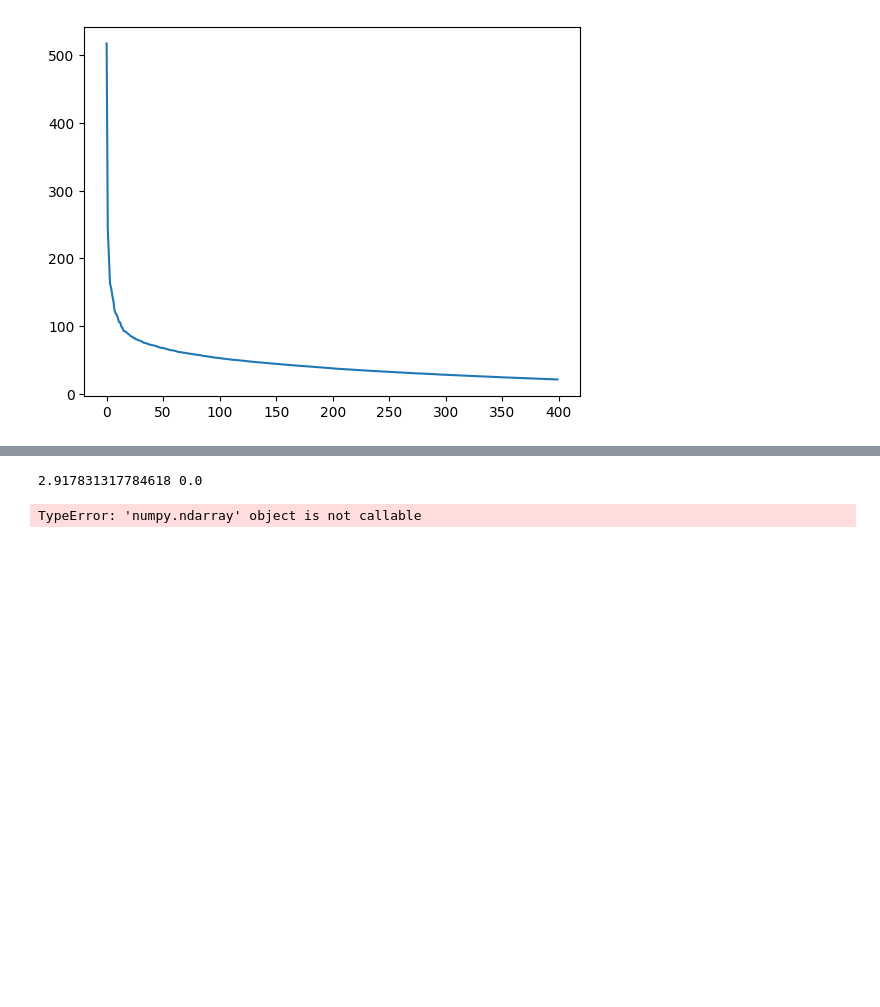
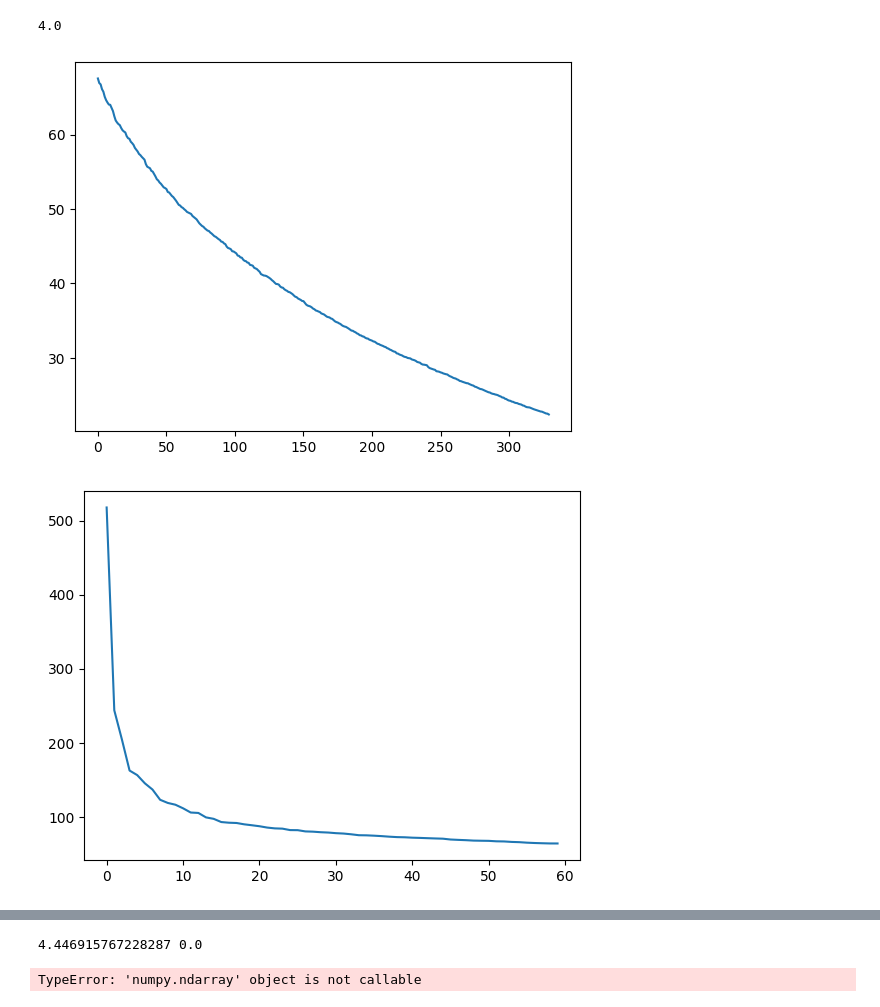
Before and after one commit to GustavoAntony/Flixnet, a Jupyter notebook: demo.ipynb, the cells around one changed output, grey strips where cells are left out. Cells and saved outputs as stored; diff of their text form; code cells hidden in the pictures; blank space fills up the shorter version.

```diff
--- a/demo.ipynb
+++ b/demo.ipynb
@@ -18,9 +18,13 @@ def comprimir (u, s, vt, K):
 df = pd.read_csv("ratings_small.csv")
 # Cria a matriz
 matriz = df.pivot_table(index='userId', columns='movieId', values='rating')
-matriz = matriz.fillna(0)
 
-A = matriz.values
+
+
+
+print(matriz.loc[119, 1304])
+# %% [output]
+4.0
 # %%
 # # Importe a biblioteca pandas
 
@@ -35,8 +39,15 @@ A = matriz.values
 # Exibe a matriz
 up, pp, pf = svd(A)
 # %%
+plt.figure()
+plt.plot(pp[50:380])
+plt.show()
+plt.figure()
+plt.plot(pp[0:60])
+plt.show()
 plt.figure()
 plt.plot(pp[:400])
 plt.show()
 # %% [output]
-[figure, old version]
+[figure, new version]
+[figure, added]
@@ -43,11 +55,23 @@ plt.show()
 # %%
-A[1,8]
+from funcitons import introduzRuido
 
+
+# a, b = introduzRuido(matriz,1)
+
+
+# print(b)
+
+matriz = matriz.fillna(0)
+
+A = matriz.values
+
+
+A[119,1304]
 
 B = copy.deepcopy(A)
 
 
-B[1,8] = 5
+B[119,1304] = 5
 
 
 u, s, vt = svd(B)
@@ -57,9 +81,9 @@ u_, s_, vt_ = comprimir(u,s,vt,400)
 
 B2 = u_ @ np.diag(s_) @ vt_
 
-print(B2[1,8], A[1,8])
+print(B2[119,1304], A[119,1304])
 # %% [output]
-2.917831317784618 0.0
+4.446915767228287 0.0
 # %%
 from funcitons import introduzRuido
 
```
Also changed, not shown: parts of 1 cell of this notebook, 1 other file.
